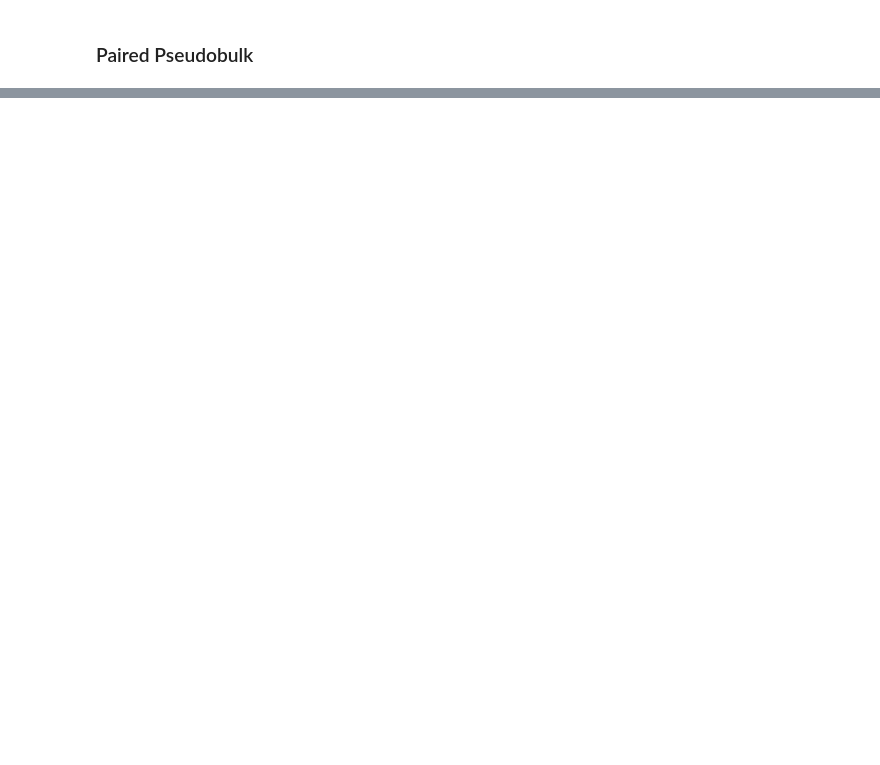
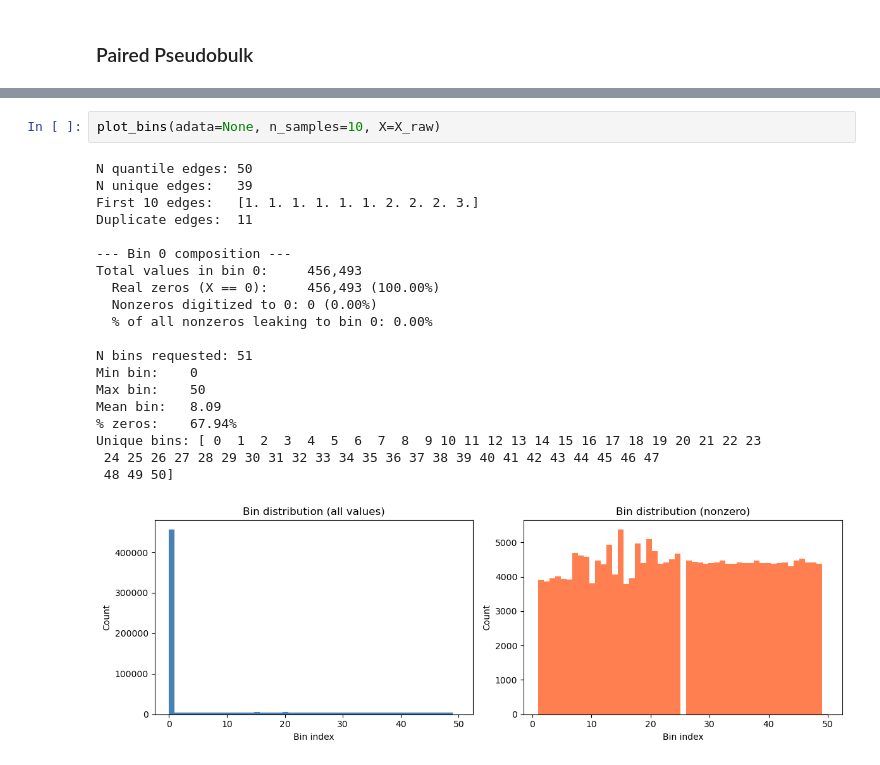
Before and after one commit to RSQuiles/CancerFoundationFusion, a Jupyter notebook: data_preprocess/bulk_preprocessing.ipynb, the cells around one changed output, grey strips where cells are left out. Saved outputs shown, nothing was run; the diff lists cells and outputs as text; blank space fills up the shorter version.

```diff
--- a/data_preprocess/bulk_preprocessing.ipynb
+++ b/data_preprocess/bulk_preprocessing.ipynb
@@ -502,0 +762,23 @@ Median: 0.0000
+# %%
+plot_bins(adata=None, n_samples=10, X=X_raw)
+# %% [output]
+N quantile edges: 50
+N unique edges:   39
+First 10 edges:   [1. 1. 1. 1. 1. 1. 2. 2. 2. 3.]
+Duplicate edges:  11
+
+--- Bin 0 composition ---
+Total values in bin 0:     456,493
+  Real zeros (X == 0):     456,493 (100.00%)
+  Nonzeros digitized to 0: 0 (0.00%)
+  % of all nonzeros leaking to bin 0: 0.00%
+
+N bins requested: 51
+Min bin:    0
+Max bin:    50
+Mean bin:   8.09
+% zeros:    67.94%
+Unique bins: [ 0  1  2  3  4  5  6  7  8  9 10 11 12 13 14 15 16 17 18 19 20 21 22 23
+ 24 25 26 27 28 29 30 31 32 33 34 35 36 37 38 39 40 41 42 43 44 45 46 47
+ 48 49 50]
+[figure, added]
```
Also changed, not shown: parts of 29 cells of this notebook, 10 other files.
